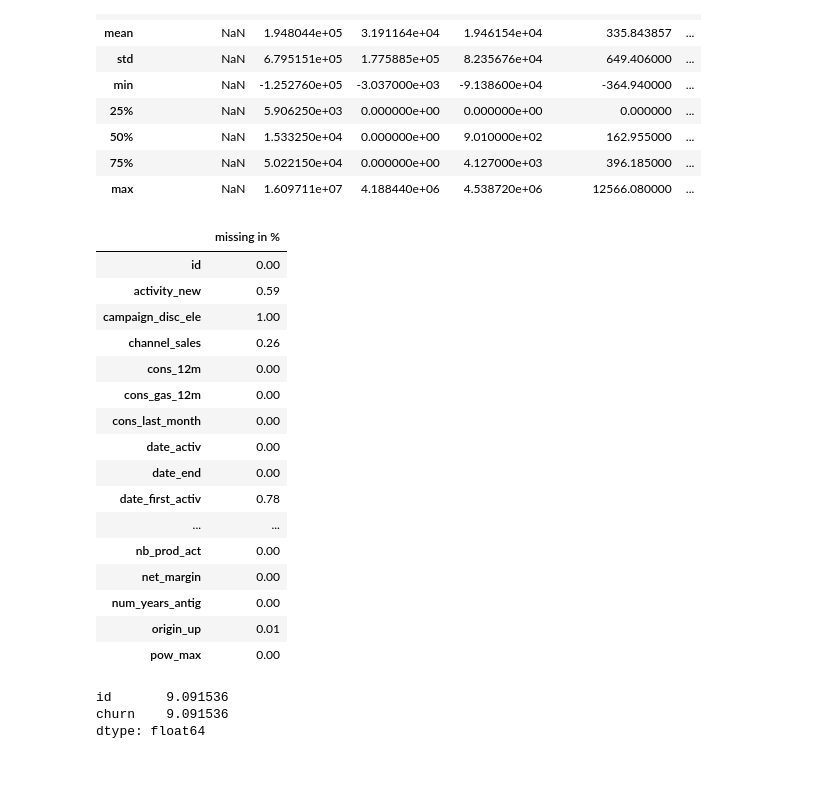
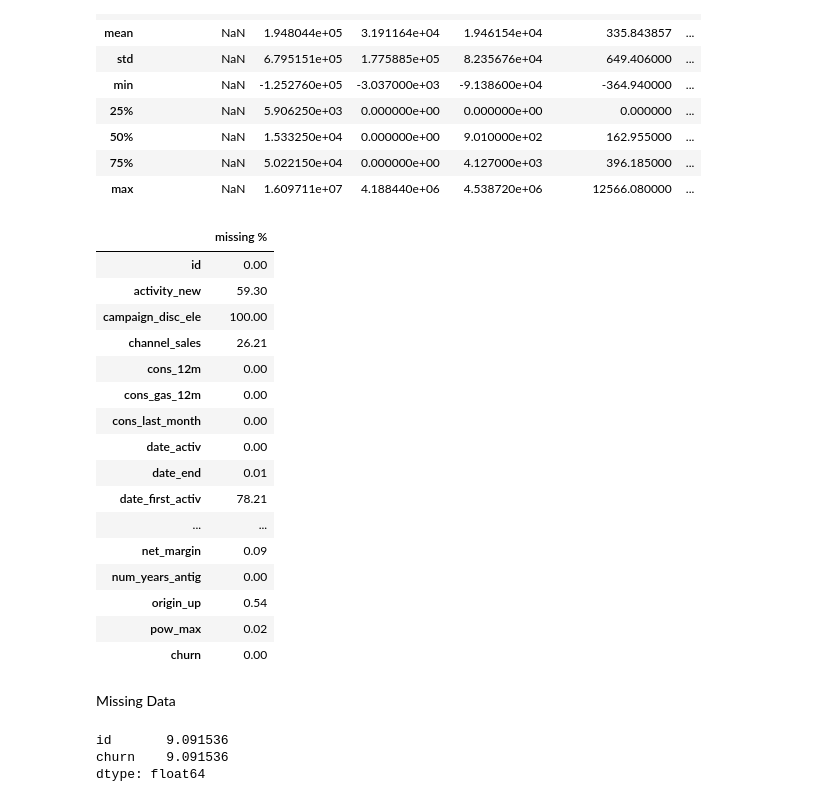
Before and after one commit to Daisyshi84/BCG_Gamma, a Jupyter notebook: BCG_GAMMA.ipynb, the cells around one changed output. Drawn from its saved outputs; the diff is of its cells as text; code cells hidden in the pictures; blank space fills up the shorter version.

```diff
--- a/BCG_GAMMA.ipynb
+++ b/BCG_GAMMA.ipynb
@@ -97,24 +95,29 @@ train.describe()
 # %%
 missing=pd.DataFrame({"missing in %":round(train_data.isnull().sum()/len(train_data*100),2)})
 missing
+
+
+pd.DataFrame({'missing %': round(train.isnull().sum()/len(train)*100,2)})
 # %% [output]
-|  | missing in % |
+|  | missing % |
 | id | 0.00 |
-| activity_new | 0.59 |
-| campaign_disc_ele | 1.00 |
-| channel_sales | 0.26 |
+| activity_new | 59.30 |
+| campaign_disc_ele | 100.00 |
+| channel_sales | 26.21 |
 | cons_12m | 0.00 |
 | cons_gas_12m | 0.00 |
 | cons_last_month | 0.00 |
 | date_activ | 0.00 |
-| date_end | 0.00 |
-| date_first_activ | 0.78 |
+| date_end | 0.01 |
+| date_first_activ | 78.21 |
 | ... | ... |
-| nb_prod_act | 0.00 |
-| net_margin | 0.00 |
+| net_margin | 0.09 |
 | num_years_antig | 0.00 |
-| origin_up | 0.01 |
-| pow_max | 0.00 |
+| origin_up | 0.54 |
+| pow_max | 0.02 |
+| churn | 0.00 |
+# %% [markdown]
+Missing Data
 # %%
 churn_data[churn_data['churn']==0].count()/churn_data[churn_data['churn']==1].count()
 # %% [output]
```
Also changed, not shown: parts of 16 cells of this notebook.
